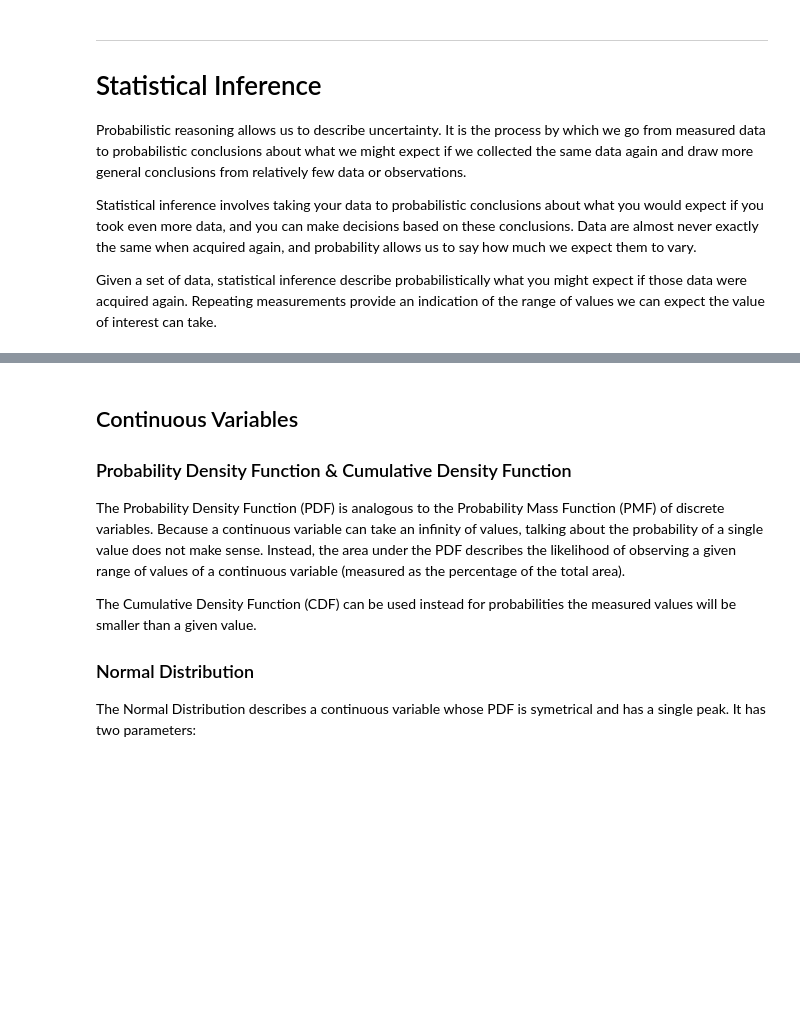
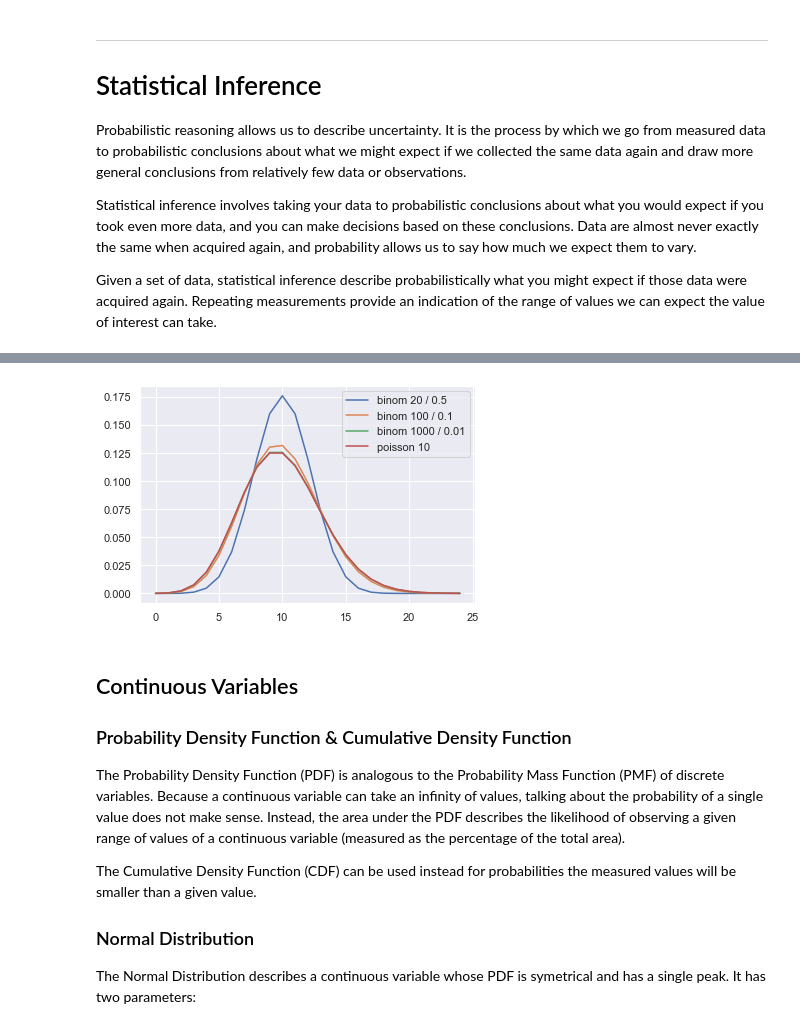
Before and after one commit to sebastienplat/sebastienplat.github.io, a Jupyter notebook: _posts_notebooks/data_science_101/HypTesting2.ipynb, the cells around one changed output, grey strips where cells are left out. Saved outputs shown, nothing was run; the diff lists cells and outputs as text; code cells hidden in the pictures; blank space fills up the shorter version.

```diff
--- a/_posts_notebooks/data_science_101/HypTesting2.ipynb
+++ b/_posts_notebooks/data_science_101/HypTesting2.ipynb
@@ -141,3 +194,17 @@ Given a set of data, statistical inference describe probabilistically what you m
+# %%
+# Poisson vs Binomial distributions
+# same mean if np = lambda
+# same standard deviation when n >> p
+x = range(0, 25)
+
+_ = plt.plot(x, stats.binom.pmf(x, 20, 0.5), label='binom 20 / 0.5')
+_ = plt.plot(x, stats.binom.pmf(x, 100, 0.1), label='binom 100 / 0.1')
+_ = plt.plot(x, stats.binom.pmf(x, 1000, 0.01), label='binom 1000 / 0.01')
+_ = plt.plot(x, stats.poisson.pmf(x, 10), label='poisson 10')
+
+_ = plt.legend(loc='top right')
+# %% [output]
+[figure, added]
 # %% [markdown]
 ## Continuous Variables
 ### Probability Density Function & Cumulative Density Function
```
Also changed, not shown: parts of 6 cells of this notebook.
